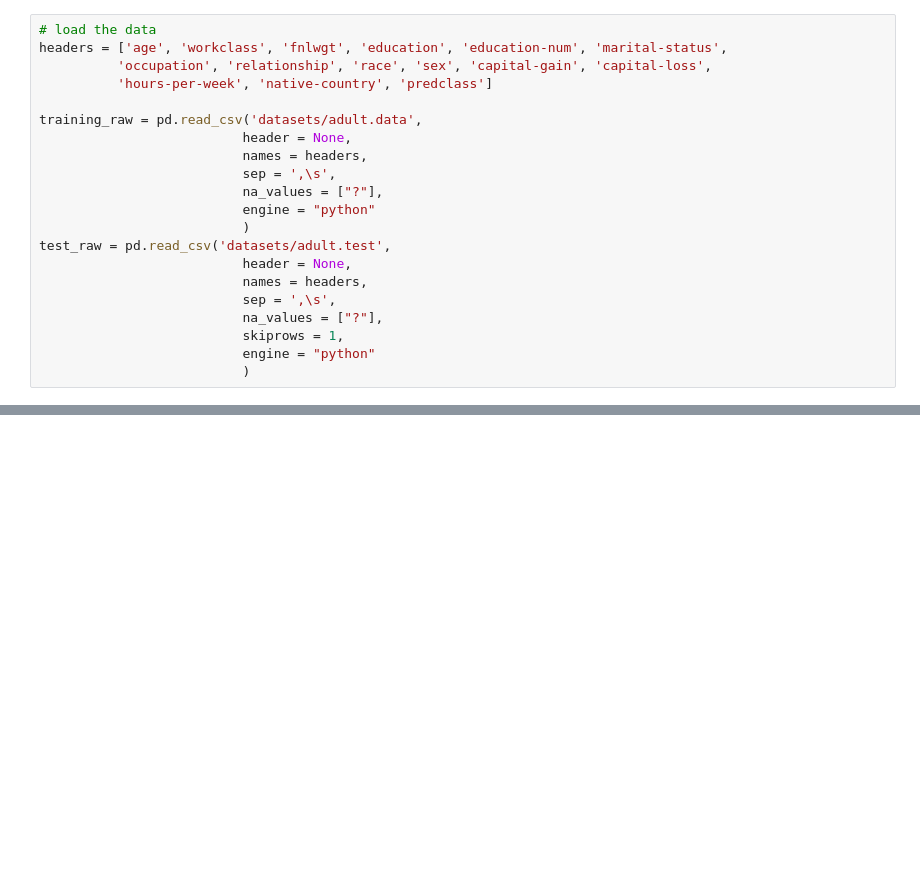
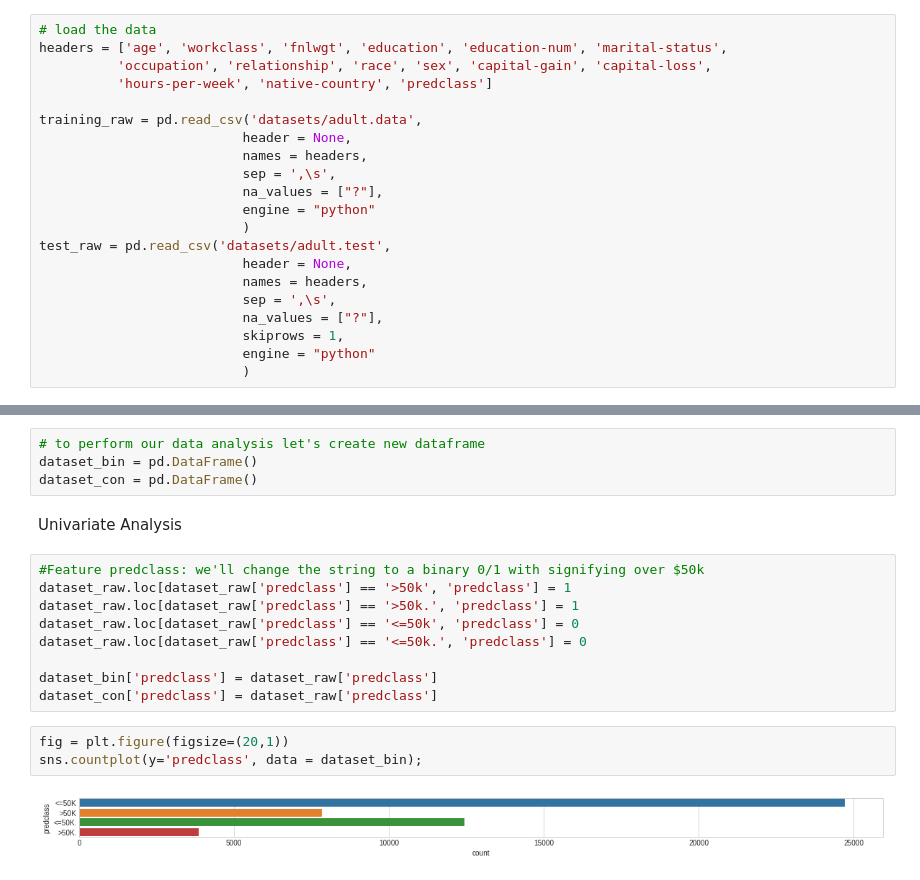
Before and after one commit to NilSagor/eda-tut, a Jupyter notebook: Untitled.ipynb, the cells around one changed output, grey strips where cells are left out. Cells and saved outputs as stored; diff of their text form; blank space fills up the shorter version.

Commit message:
converting predclass

```diff
--- a/Untitled.ipynb
+++ b/Untitled.ipynb
@@ -48,0 +138,20 @@ dataset_raw.reset_index(inplace = True)
+# %%
+# to perform our data analysis let's create new dataframe
+dataset_bin = pd.DataFrame()
+dataset_con = pd.DataFrame()
+# %% [markdown]
+Univariate Analysis
+# %%
+#Feature predclass: we'll change the string to a binary 0/1 with signifying over $50k
+dataset_raw.loc[dataset_raw['predclass'] == '>50k', 'predclass'] = 1
+dataset_raw.loc[dataset_raw['predclass'] == '>50k.', 'predclass'] = 1
+dataset_raw.loc[dataset_raw['predclass'] == '<=50k', 'predclass'] = 0
+dataset_raw.loc[dataset_raw['predclass'] == '<=50k.', 'predclass'] = 0
+
+dataset_bin['predclass'] = dataset_raw['predclass']
+dataset_con['predclass'] = dataset_raw['predclass']
+# %%
+fig = plt.figure(figsize=(20,1))
+sns.countplot(y='predclass', data = dataset_bin);
+# %% [output]
+[figure, added]
```
Also changed, not shown: parts of 8 cells of this notebook.
